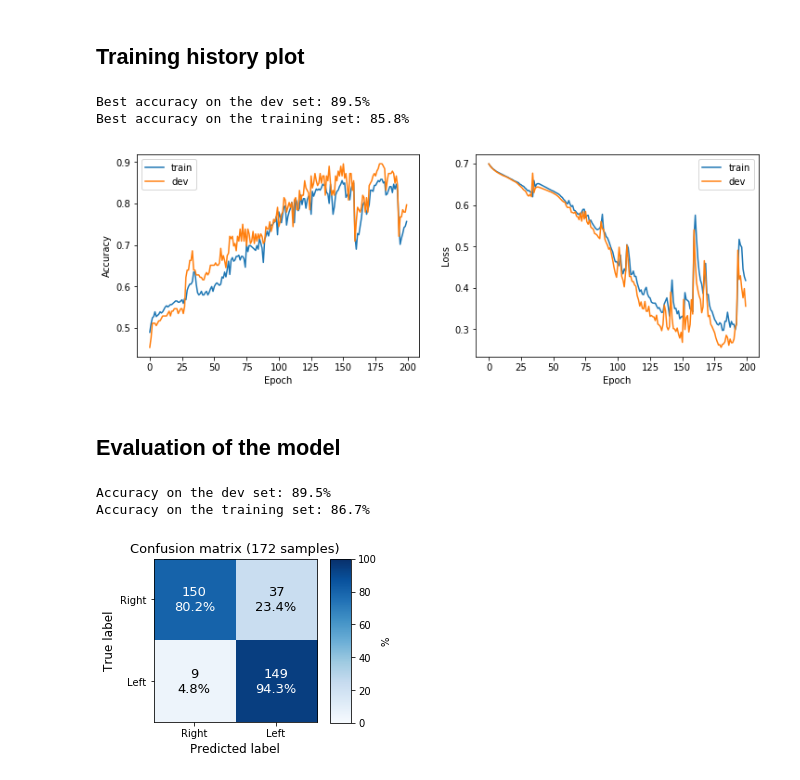
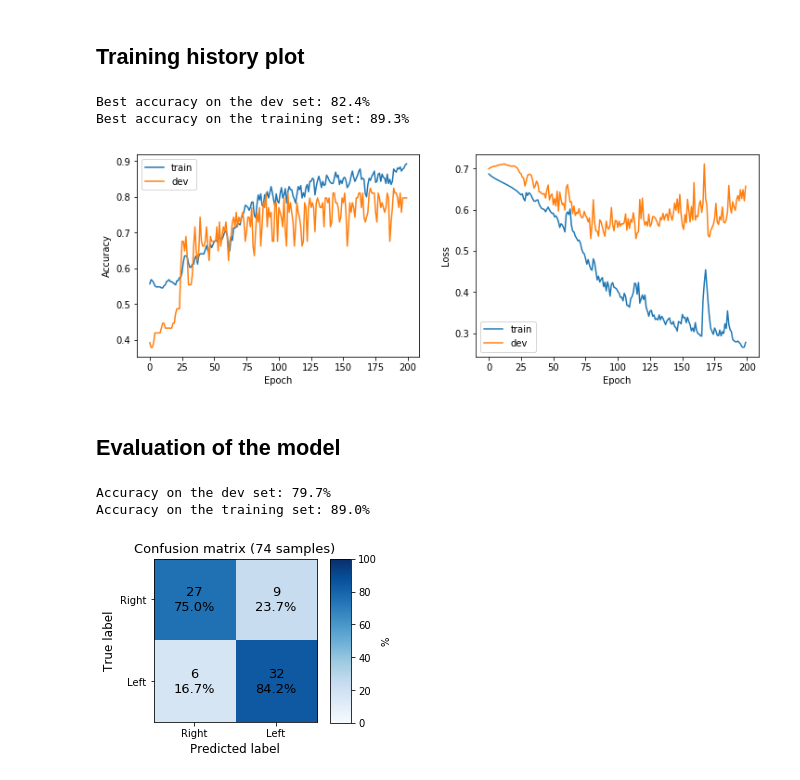
Before and after one commit to AndreaAmico/DeepMouse, a Jupyter notebook: training_models/keras_02.ipynb, the cells around one changed output. Drawn from its saved outputs; the diff is of its cells as text; code cells hidden in the pictures.

```diff
--- a/training_models/keras_02.ipynb
+++ b/training_models/keras_02.ipynb
@@ -91,7 +92,7 @@ X = X_filt
 y = y_filt
 
 X_train, X_test, y_train, y_test = train_test_split(X, y, test_size=0.30, random_state=1, shuffle=True)
-X_dev, X_test, y_dev, y_test = train_test_split(X_train, y_train, test_size=0.5, random_state=1, shuffle=True)
+X_dev, X_test, y_dev, y_test = train_test_split(X_test, y_test, test_size=0.5, random_state=1, shuffle=True)
 # %% [markdown]
 ## Model definition
 # %%
@@ -161,11 +165,11 @@ best_acc = max(history_training.history['val_acc'])
 print(f'Best accuracy on the dev set: {best_acc*100:.1f}%')
 best_acc_training = max(history_training.history['acc'])
 print(f'Best accuracy on the training set: {best_acc_training*100:.1f}%')
-#fig.savefig(f'../plots/model_{version}.png', bbox_inches='tight')
+fig.savefig(f'../plots/model_{version}.png', bbox_inches='tight')
 # %% [output]
-Best accuracy on the dev set: 89.5%
-Best accuracy on the training set: 85.8%
+Best accuracy on the dev set: 82.4%
+Best accuracy on the training set: 89.3%
-[figure, old version]
+[figure, new version]
 # %% [markdown]
 ## Evaluation of the model
 # %%
@@ -179,37 +183,37 @@ training_preds = model.predict_classes(X_train)
 acc_training = accuracy_score(y_train, training_preds)
 print(f'Accuracy on the training set: {acc_training*100:.1f}%')
 # %% [output]
-Accuracy on the dev set: 89.5%
-Accuracy on the training set: 86.7%
+Accuracy on the dev set: 79.7%
+Accuracy on the training set: 89.0%
 # %%
 import itertools
 from sklearn.metrics import confusion_matrix
 
 cm = confusion_matrix(y_dev, dev_preds)
-cm = confusion_matrix(y_train, training_preds)
+#cm = confusion_matrix(y_train, training_preds)
 
 classes=['Right', 'Left']
 fig, ax = plt.subplots(1, figsize=(3,3))
 tick_marks = np.arange(len(classes))
 plt.xticks(tick_marks, classes)
 plt.yticks(tick_marks, classes)
 
 cm_norm = cm / cm.sum(axis=1)*100
 im = ax.imshow(cm_norm, cmap='Blues', interpolation='none', clim=(0,100))
 ax.set_title(f'Confusion matrix ({y_dev.shape[0]} samples)', size=13)
 
 
 for i, j in itertools.product(range(cm.shape[0]), range(cm.shape[1])):
     ax.text(j, i, f'{cm[i,j]}\n{cm_norm[i, j]:.1f}%', size=13,
              horizontalalignment="center", verticalalignment="center",
              color="white" if cm[i, j] > 60 else "black")
 ax.set_ylabel('True label', size=12)
 ax.set_xlabel('Predicted label', size=12)
 
 cb_ax = fig.add_axes([0.95, 0.12, 0.1, 0.76])
 cb = fig.colorbar(im, cax=cb_ax, orientation='vertical')
 cb.set_label('%')
 
 fig.savefig(f'../plots/conf_matrix_{version}.png', bbox_inches='tight')
 # %% [output]
-[figure, old version]
+[figure, new version]
```
Also changed, not shown: parts of 4 cells of this notebook, 11 other files.
